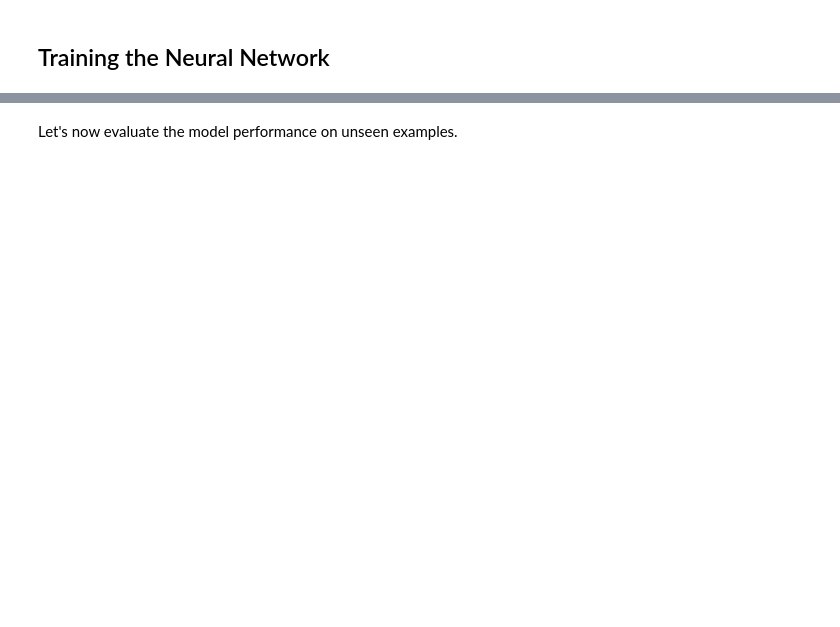
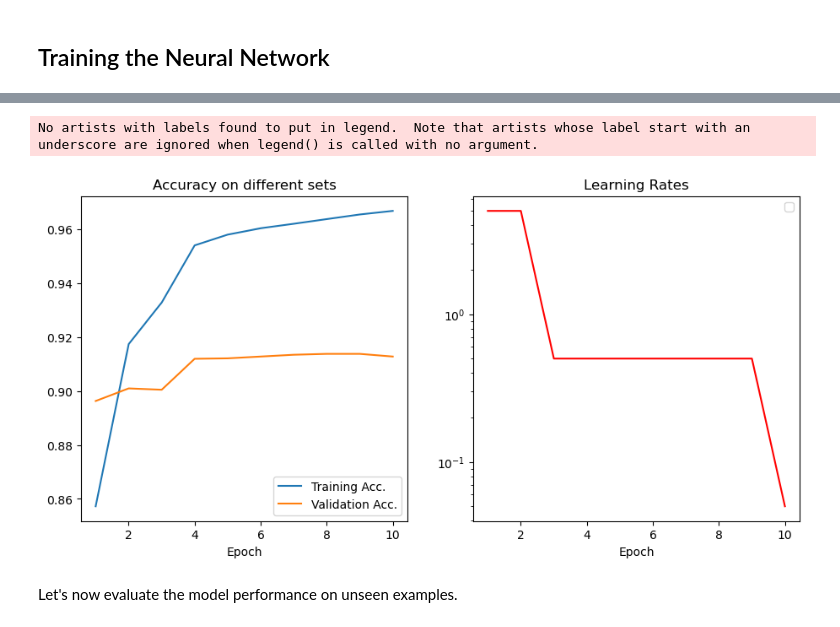
Before and after one commit to volgasezen/is584, a Jupyter notebook: Lab 3/Part 2 - News Classification.ipynb, the cells around one changed output, grey strips where cells are left out. Drawn from its saved outputs; the diff is of its cells as text; code cells hidden in the pictures; blank space fills up the shorter version.

```diff
--- a/Lab 3/Part 2 - News Classification.ipynb
+++ b/Lab 3/Part 2 - News Classification.ipynb
@@ -310,6 +320,10 @@ tensor([[-0.1112, -0.6370,  0.0693,  0.4791],
 # %% [markdown]
 ## Training the Neural Network
 # %%
+tr_acc = []
+val_acc = []
+lr = []
+
 total_acc = None
 
 for epoch in range(n_epochs):
@@ -323,6 +337,10 @@ for epoch in range(n_epochs):
     else:
        total_acc = valid_acc
 
+    tr_acc.append(train_acc)
+    val_acc.append(valid_acc)
+    lr.append(optimizer.param_groups[0]['lr'])
+
     print(f'Epoch {epoch+1:2} ended.')
     print(f'\tTrain Loss: {train_loss:.3f} | Train Acc: {train_acc*100:.2f}%')
     print(f'\t Val. Loss: {valid_loss:.3f} |  Val. Acc: {valid_acc*100:.2f}%')
@@ -347,3 +365,23 @@ Epoch 10 ended.
+# %%
+import matplotlib.pyplot as plt
+
+fig, ax = plt.subplots(1, 2, figsize=(11,5))
+
+ax[0].plot(range(1,11), tr_acc, label='Training Acc.')
+ax[0].plot(range(1,11), val_acc, label='Validation Acc.')
+ax[0].set_title('Accuracy on different sets')
+ax[0].set_xlabel('Epoch')
+ax[0].legend()
+
+ax[1].plot(range(1,11), lr, c='r')
+ax[1].set_title('Learning Rates')
+ax[1].set_xlabel('Epoch')
+ax[1].set_yscale('log')
+
+plt.show()
+# %% [output]
+No artists with labels found to put in legend.  Note that artists whose label start with an underscore are ignored when legend() is called with no argument.
+[figure, added]
 # %% [markdown]
 Let's now evaluate the model performance on unseen examples.
 # %%
```
Also changed, not shown: parts of 14 cells of this notebook.
